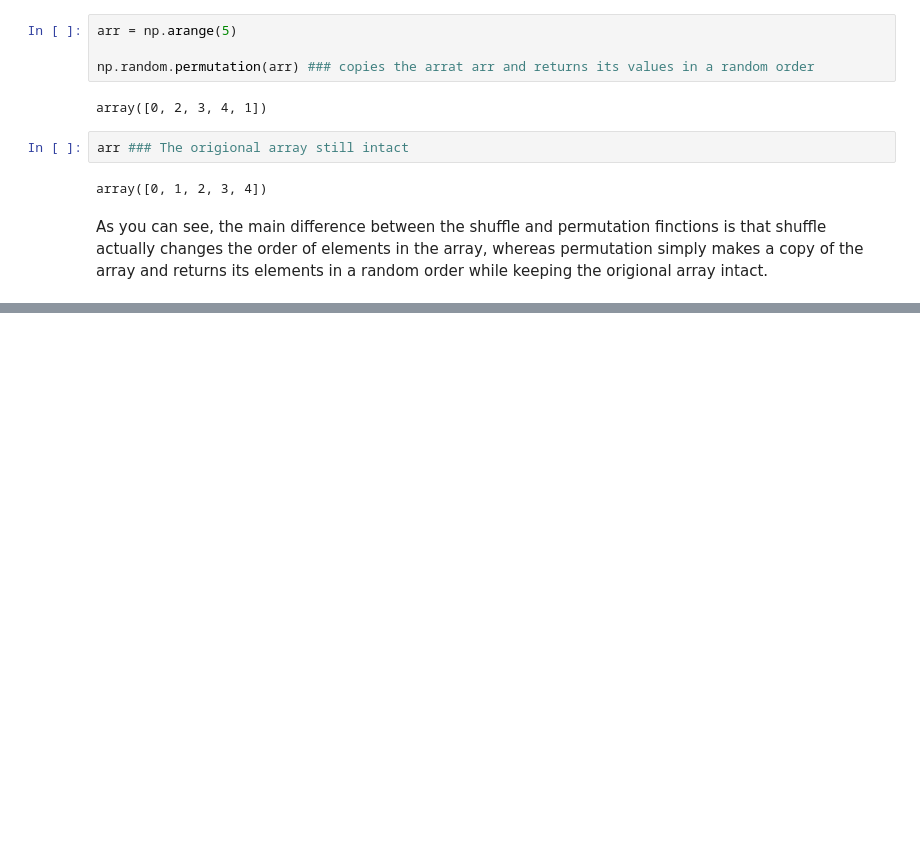
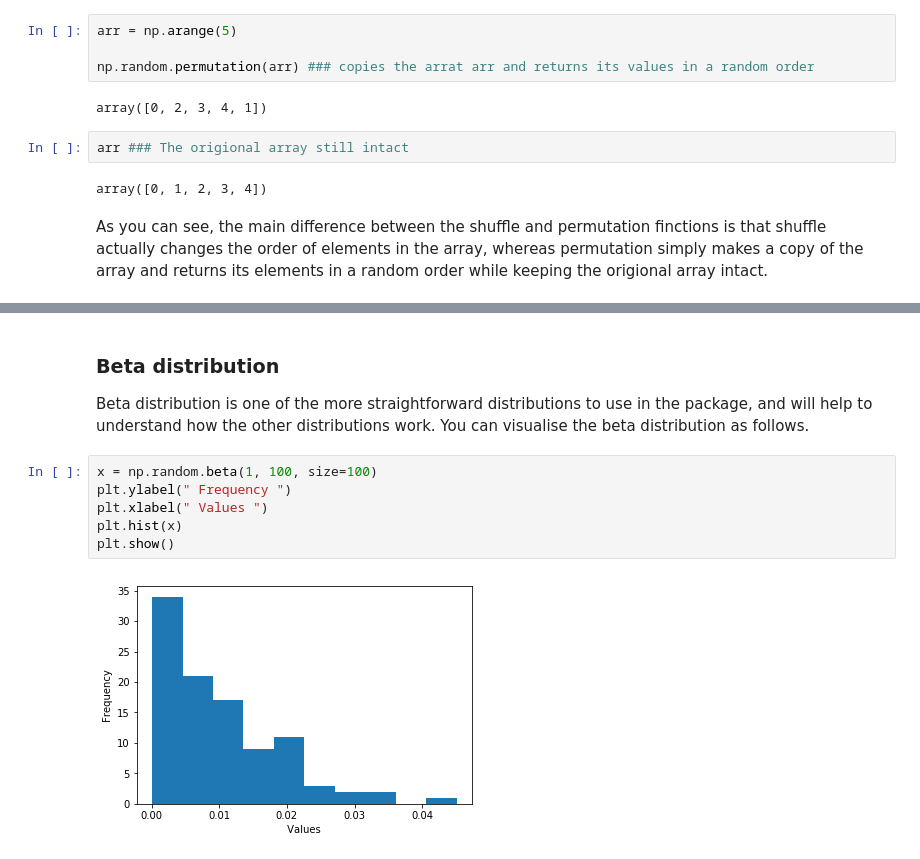
Before and after one commit to garyconnelly1/EmergingTechnology, a Jupyter notebook: Numpy Random Notebook/About Numpy Random.ipynb, the cells around one changed output, grey strips where cells are left out. Cells and saved outputs as stored; diff of their text form; blank space fills up the shorter version.

Commit message:
adding beta distribution histogram

```diff
--- a/Numpy Random Notebook/About Numpy Random.ipynb
+++ b/Numpy Random Notebook/About Numpy Random.ipynb
@@ -162,0 +175,12 @@ This leads nicely onto the next topic I want to discuss, distribution. Distribut
+# %% [markdown]
+### Beta distribution
+
+Beta distribution is one of the more straightforward distributions to use in the package, and will help to understand how the other distributions work. You can visualise the beta distribution as follows.
+# %%
+x = np.random.beta(1, 100, size=100)
+plt.ylabel(" Frequency ")
+plt.xlabel(" Values ")
+plt.hist(x)
+plt.show()
+# %% [output]
+[figure, added]
```
Also changed, not shown: parts of 2 cells of this notebook.
